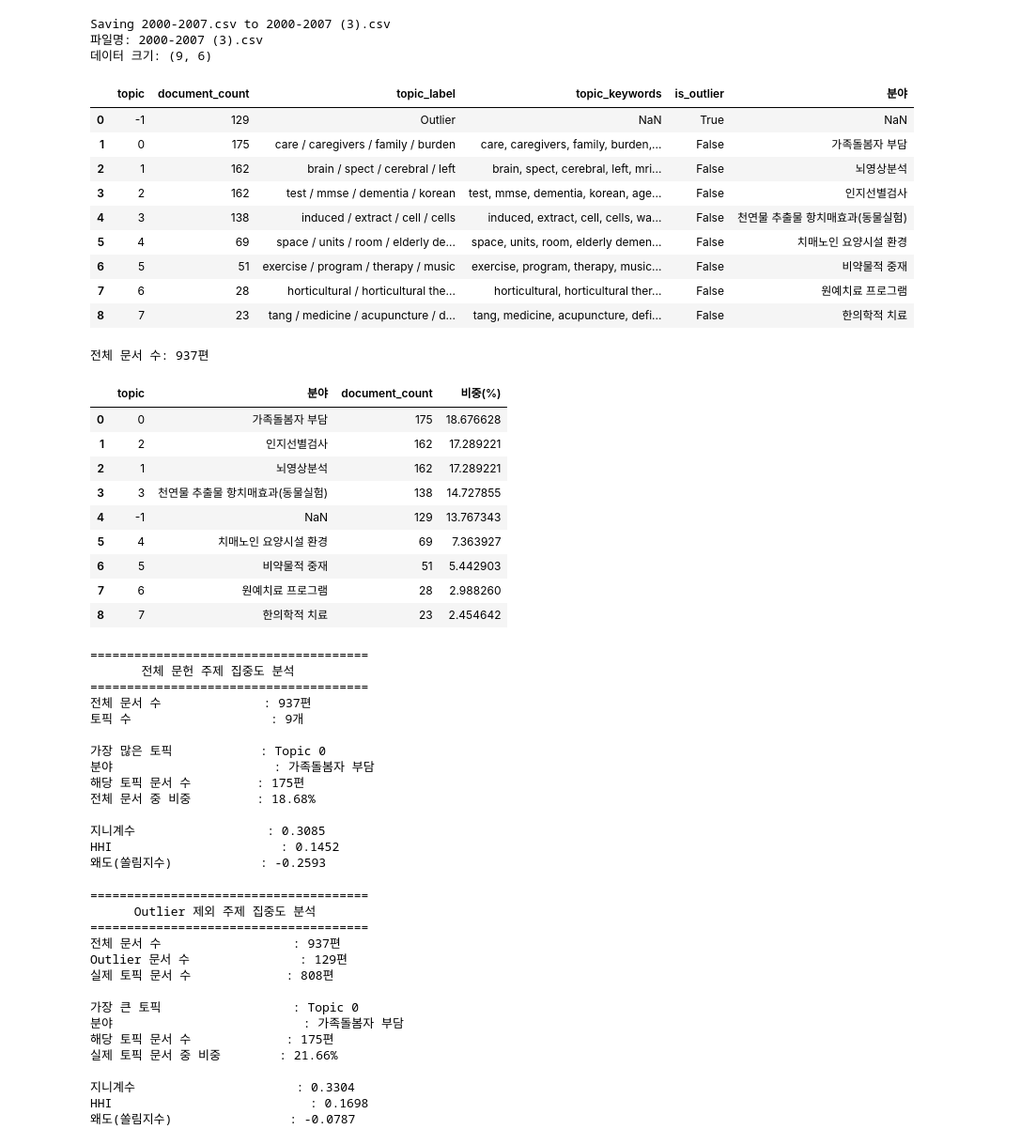
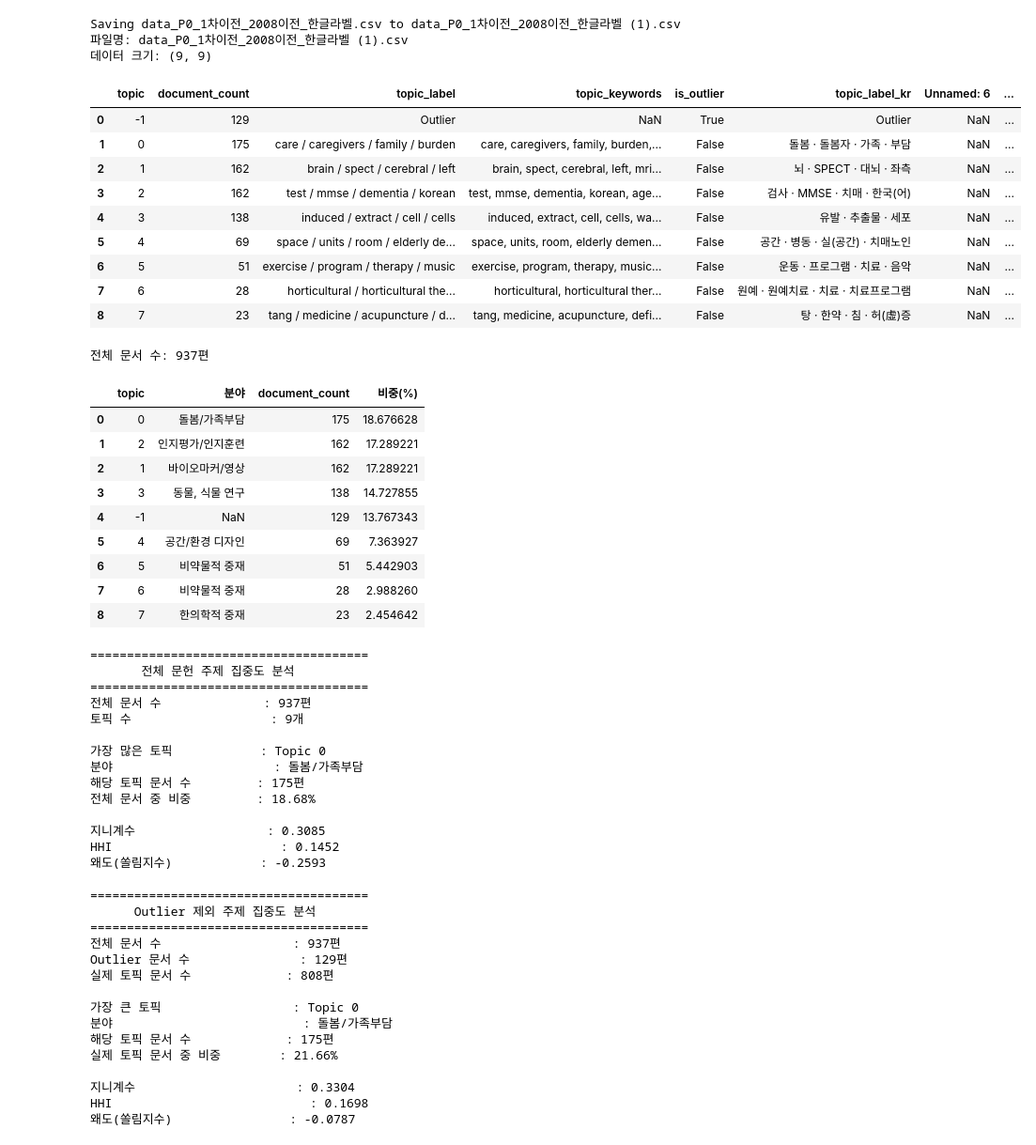
Before and after one commit to popojinny/UROP, a Jupyter notebook: Untitled4.ipynb, the cells around one changed output. Shown at 94% size. Saved outputs shown, nothing was run; the diff lists cells and outputs as text; code cells hidden in the pictures.

```diff
--- a/Untitled4.ipynb
+++ b/Untitled4.ipynb
@@ -1,40 +1,36 @@
 # %% [markdown]
 <a href="https://colab.research.google.com/github/popojinny/UROP/blob/main/Untitled4.ipynb" target="_parent"><img src="https://colab.research.google.com/assets/colab-badge.svg" alt="Open In Colab"/></a>
 # %%
-# ==========================================
-# 1. CSV 파일 불러오기
-# ==========================================
-
 from google.colab import files
 import pandas as pd
 import numpy as np
 from scipy.stats import skew
 
 uploaded = files.upload()
 
 file_name = list(uploaded.keys())[0]
 
-df = pd.read_csv(file_name)
+df = pd.read_csv(file_name, encoding='euc-kr')
 
 print("파일명:", file_name)
 print("데이터 크기:", df.shape)
 
 display(df)
 # %% [output]
 [interactive output not drawn]
-Saving 2000-2007.csv to 2000-2007 (3).csv
-파일명: 2000-2007 (3).csv
-데이터 크기: (9, 6)
+Saving data_P0_1차이전_2008이전_한글라벨.csv to data_P0_1차이전_2008이전_한글라벨 (1).csv
+파일명: data_P0_1차이전_2008이전_한글라벨 (1).csv
+데이터 크기: (9, 9)
-|  | topic | document_count | topic_label | topic_keywords | is_outlier | 분야 |
-| 0 | -1 | 129 | Outlier | NaN | True | NaN |
-| 1 | 0 | 175 | care / caregivers / family / burden | care, caregivers, family, burden,... | False | 가족돌봄자 부담 |
-| 2 | 1 | 162 | brain / spect / cerebral / left | brain, spect, cerebral, left, mri... | False | 뇌영상분석 |
-| 3 | 2 | 162 | test / mmse / dementia / korean | test, mmse, dementia, korean, age... | False | 인지선별검사 |
-| 4 | 3 | 138 | induced / extract / cell / cells | induced, extract, cell, cells, wa... | False | 천연물 추출물 항치매효과(동물실험) |
-| 5 | 4 | 69 | space / units / room / elderly de... | space, units, room, elderly demen... | False | 치매노인 요양시설 환경 |
-| 6 | 5 | 51 | exercise / program / therapy / music | exercise, program, therapy, music... | False | 비약물적 중재 |
-| 7 | 6 | 28 | horticultural / horticultural the... | horticultural, horticultural ther... | False | 원예치료 프로그램 |
-| 8 | 7 | 23 | tang / medicine / acupuncture / d... | tang, medicine, acupuncture, defi... | False | 한의학적 치료 |
+|  | topic | document_count | topic_label | topic_keywords | is_outlier | topic_label_kr | Unnamed: 6 | ... |
+| 0 | -1 | 129 | Outlier | NaN | True | Outlier | NaN | ... |
+| 1 | 0 | 175 | care / caregivers / family / burden | care, caregivers, family, burden,... | False | 돌봄 · 돌봄자 · 가족 · 부담 | NaN | ... |
+| 2 | 1 | 162 | brain / spect / cerebral / left | brain, spect, cerebral, left, mri... | False | 뇌 · SPECT · 대뇌 · 좌측 | NaN | ... |
+| 3 | 2 | 162 | test / mmse / dementia / korean | test, mmse, dementia, korean, age... | False | 검사 · MMSE · 치매 · 한국(어) | NaN | ... |
+| 4 | 3 | 138 | induced / extract / cell / cells | induced, extract, cell, cells, wa... | False | 유발 · 추출물 · 세포 | NaN | ... |
+| 5 | 4 | 69 | space / units / room / elderly de... | space, units, room, elderly demen... | False | 공간 · 병동 · 실(공간) · 치매노인 | NaN | ... |
+| 6 | 5 | 51 | exercise / program / therapy / music | exercise, program, therapy, music... | False | 운동 · 프로그램 · 치료 · 음악 | NaN | ... |
+| 7 | 6 | 28 | horticultural / horticultural the... | horticultural, horticultural ther... | False | 원예 · 원예치료 · 치료 · 치료프로그램 | NaN | ... |
+| 8 | 7 | 23 | tang / medicine / acupuncture / d... | tang, medicine, acupuncture, defi... | False | 탕 · 한약 · 침 · 허(虛)증 | NaN | ... |
 # %%
 # ==========================================
 # 2. 토픽별 문서 수와 비중 계산
@@ -65,15 +61,15 @@ display(topic_result)
 # %% [output]
 전체 문서 수: 937편
 |  | topic | 분야 | document_count | 비중(%) |
-| 0 | 0 | 가족돌봄자 부담 | 175 | 18.676628 |
-| 1 | 2 | 인지선별검사 | 162 | 17.289221 |
-| 2 | 1 | 뇌영상분석 | 162 | 17.289221 |
-| 3 | 3 | 천연물 추출물 항치매효과(동물실험) | 138 | 14.727855 |
+| 0 | 0 | 돌봄/가족부담 | 175 | 18.676628 |
+| 1 | 2 | 인지평가/인지훈련 | 162 | 17.289221 |
+| 2 | 1 | 바이오마커/영상 | 162 | 17.289221 |
+| 3 | 3 | 동물, 식물 연구 | 138 | 14.727855 |
 | 4 | -1 | NaN | 129 | 13.767343 |
-| 5 | 4 | 치매노인 요양시설 환경 | 69 | 7.363927 |
+| 5 | 4 | 공간/환경 디자인 | 69 | 7.363927 |
 | 6 | 5 | 비약물적 중재 | 51 | 5.442903 |
-| 7 | 6 | 원예치료 프로그램 | 28 | 2.988260 |
-| 8 | 7 | 한의학적 치료 | 23 | 2.454642 |
+| 7 | 6 | 비약물적 중재 | 28 | 2.988260 |
+| 8 | 7 | 한의학적 중재 | 23 | 2.454642 |
 # %%
 # ==========================================
 # 3. 집중도 지표 계산
@@ -151,7 +147,7 @@ print(f"왜도(쏠림지수)            : {skewness:.4f}")
 토픽 수                   : 9개
 
 가장 많은 토픽            : Topic 0
-분야                      : 가족돌봄자 부담
+분야                      : 돌봄/가족부담
 해당 토픽 문서 수         : 175편
 전체 문서 중 비중         : 18.68%
 
@@ -225,7 +221,7 @@ Outlier 문서 수               : 129편
 실제 토픽 문서 수             : 808편
 
 가장 큰 토픽                  : Topic 0
-분야                          : 가족돌봄자 부담
+분야                          : 돌봄/가족부담
 해당 토픽 문서 수             : 175편
 실제 토픽 문서 중 비중        : 21.66%
 
```
Also changed, not shown: parts of 9 cells of this notebook.
